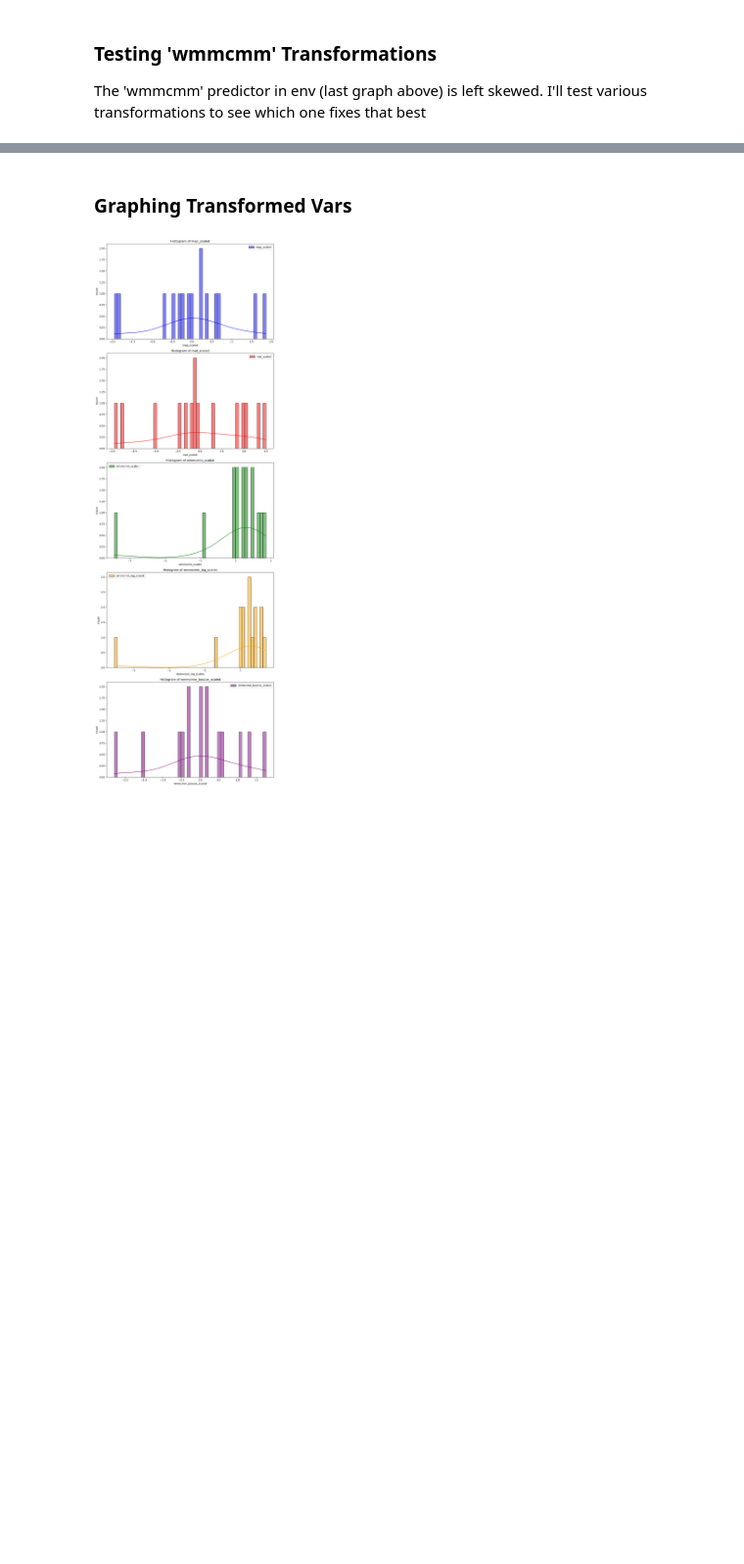
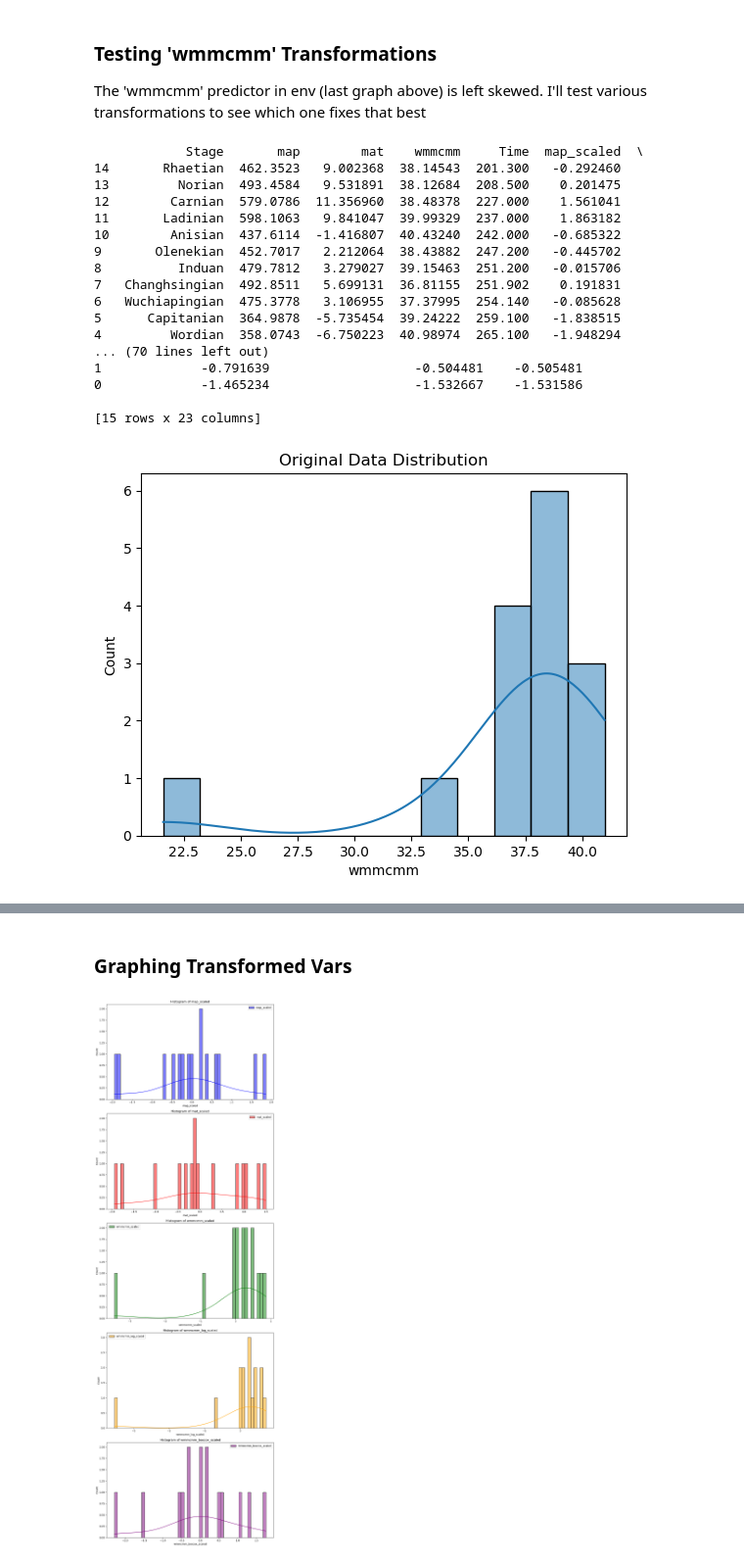
Before and after one commit to shelleylwang/pt_diversity_rates, a Jupyter notebook: data/eda.ipynb, the cells around one changed output, grey strips where cells are left out. Shown at 98% size. Drawn from its saved outputs; the diff is of its cells as text; code cells hidden in the pictures; blank space fills up the shorter version.

```diff
--- a/data/eda.ipynb
+++ b/data/eda.ipynb
@@ -3301,3 +3338,58 @@ NameError: name 'StandardScaler' is not defined
 ### Testing 'wmmcmm' Transformations
 
 The 'wmmcmm' predictor in env (last graph above) is left skewed. I'll test various transformations to see which one fixes that best
+# %%
+from sklearn.preprocessing import MinMaxScaler, MaxAbsScaler, RobustScaler, QuantileTransformer, PowerTransformer
+
+# Extract the data as a numpy array
+df = env.copy()
+data_array = df['wmmcmm'].values.reshape(-1, 1)
+
+# Apply different scalers
+scalers = {
+    'StandardScaler': StandardScaler(),
+    'MinMaxScaler': MinMaxScaler(),
+    'MaxAbsScaler': MaxAbsScaler(),
+    'RobustScaler': RobustScaler(),
+    'QuantileTransformer': QuantileTransformer(output_distribution='normal'),
+    'PowerTransformer (Box-Cox)': PowerTransformer(method='box-cox'),
+    'Yeo-Johnson': PowerTransformer(method='yeo-johnson')
+}
+
+# Apply each scaler and store the results in the DataFrame
+for scaler_name, scaler in scalers.items():
+    scaled_data = scaler.fit_transform(data_array)
+    df[scaler_name] = scaled_data
+
+# Print the transformed data
+print(df)
+
+# Plot the original data
+sns.histplot(df['wmmcmm'], kde=True)
+plt.title('Original Data Distribution')
+plt.show()
+
+# Plot the transformed data for each scaler
+for scaler_name in scalers.keys():
+    sns.histplot(df[scaler_name], kde=True)
+    plt.title(f'{scaler_name} Data Distribution')
+    plt.show()
+# %% [output]
+            Stage       map        mat    wmmcmm     Time  map_scaled  \
+14       Rhaetian  462.3523   9.002368  38.14543  201.300   -0.292460
+13         Norian  493.4584   9.531891  38.12684  208.500    0.201475
+12        Carnian  579.0786  11.356960  38.48378  227.000    1.561041
+11       Ladinian  598.1063   9.841047  39.99329  237.000    1.863182
+10        Anisian  437.6114  -1.416807  40.43240  242.000   -0.685322
+9       Olenekian  452.7017   2.212064  38.43882  247.200   -0.445702
+8          Induan  479.7812   3.279027  39.15463  251.200   -0.015706
+7   Changhsingian  492.8511   5.699131  36.81155  251.902    0.191831
+6   Wuchiapingian  475.3778   3.106955  37.37995  254.140   -0.085628
+5      Capitanian  364.9878  -5.735454  39.24222  259.100   -1.838515
+4         Wordian  358.0743  -6.750223  40.98974  265.100   -1.948294
+... (70 lines left out)
+1             -0.791639                   -0.504481    -0.505481
+0             -1.465234                   -1.532667    -1.531586
+
+[15 rows x 23 columns]
+[figure, added]
```
Also changed, not shown: parts of 17 cells of this notebook, 7 other files.
